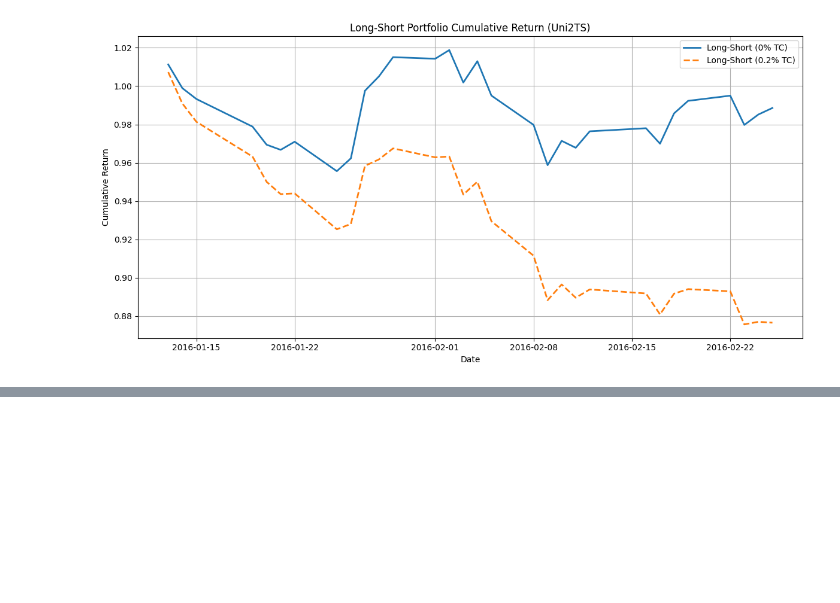
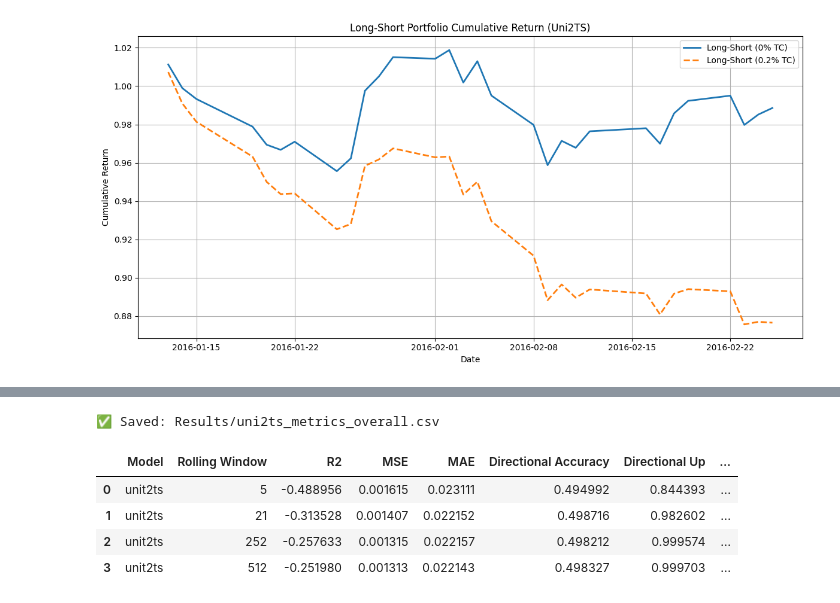
Before and after one commit to fazlur97/StockForecasting_TSFM, a Jupyter notebook: uni2ts.ipynb, the cells around one changed output, grey strips where cells are left out. Cells and saved outputs as stored; diff of their text form; code cells hidden in the pictures; blank space fills up the shorter version.

```diff
--- a/uni2ts.ipynb
+++ b/uni2ts.ipynb
@@ -663,0 +1040,24 @@ plt.show()
+# %%
+# Aggregate by Model & Rolling Window
+results_overall_df = results_by_permno_df.groupby(
+    ['Model', 'Rolling Window']
+).agg({
+    'R2': 'mean',
+    'MSE': 'mean',
+    'MAE': 'mean',
+    'Directional Accuracy': 'mean',
+    'Directional Up': 'mean',
+    'Directional Down': 'mean'
+}).reset_index()
+
+# Save to CSV
+results_overall_df.to_csv("Results/uni2ts_metrics_overall.csv", index=False)
+print("✅ Saved: Results/uni2ts_metrics_overall.csv")
+display(results_overall_df)
+# %% [output]
+✅ Saved: Results/uni2ts_metrics_overall.csv
+|  | Model | Rolling Window | R2 | MSE | MAE | Directional Accuracy | Directional Up | ... |
+| 0 | unit2ts | 5 | -0.488956 | 0.001615 | 0.023111 | 0.494992 | 0.844393 | ... |
+| 1 | unit2ts | 21 | -0.313528 | 0.001407 | 0.022152 | 0.498716 | 0.982602 | ... |
+| 2 | unit2ts | 252 | -0.257633 | 0.001315 | 0.022157 | 0.498212 | 0.999574 | ... |
+| 3 | unit2ts | 512 | -0.251980 | 0.001313 | 0.022143 | 0.498327 | 0.999703 | ... |
```
Also changed, not shown: parts of 6 cells of this notebook, 50 other files.
